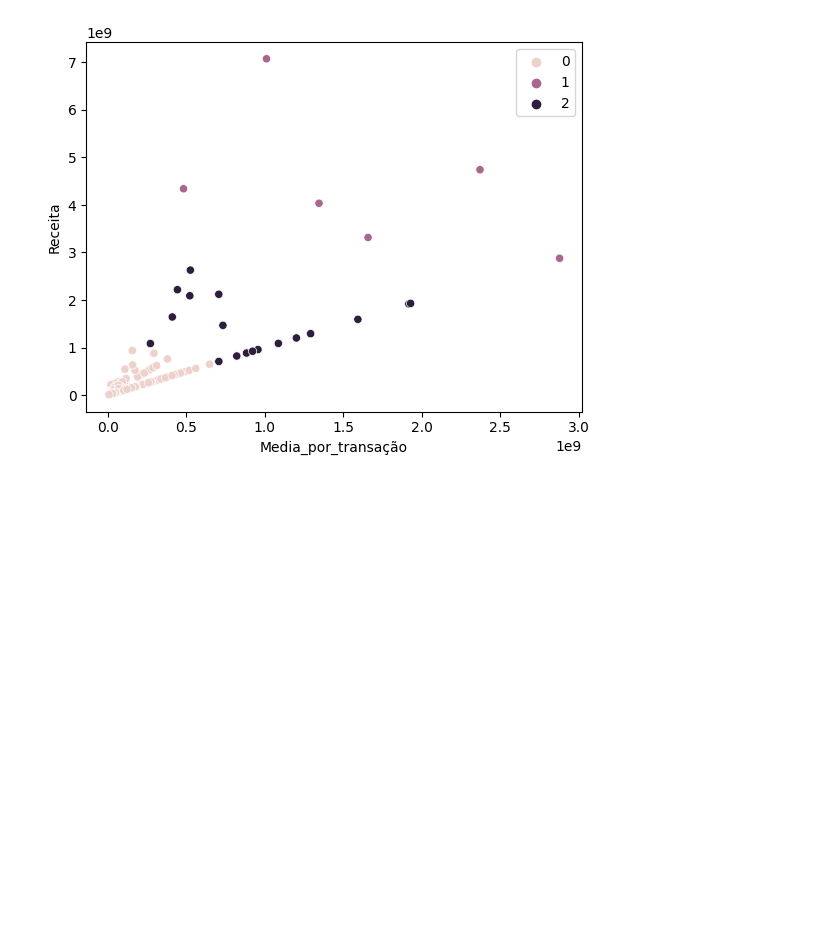
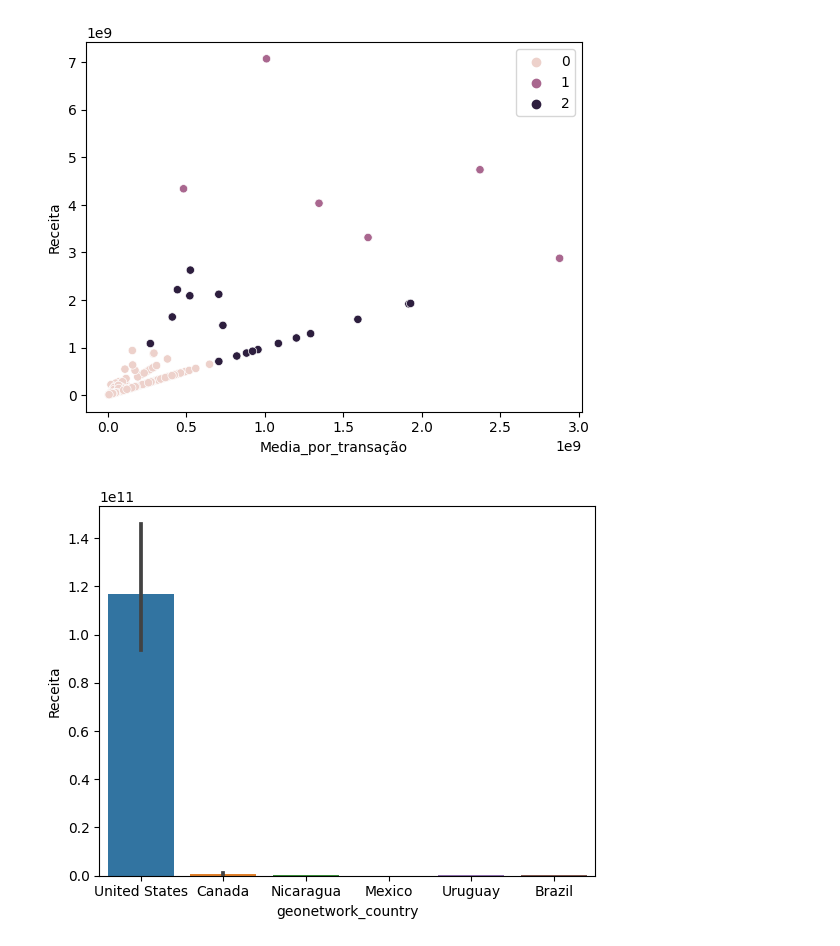
Before and after one commit to dedeh961/Exercicio_SQL_ML, a Jupyter notebook: Part2.ipynb, the cells around one changed output. Drawn from its saved outputs; the diff is of its cells as text; code cells hidden in the pictures; blank space fills up the shorter version.

```diff
--- a/Part2.ipynb
+++ b/Part2.ipynb
@@ -88,0 +94,8 @@ plt.show()
+# %%
+#Entendendo de qual país vem a maior receita
+atv3=pd.merge(left=atv1,right=atv2,how='inner',on='fullvisitorid')
+atv3=atv3[atv3['geonetwork_continent']=='Americas']
+sns.barplot(x='geonetwork_country',y='Receita',estimator=sum,data=atv3)
+plt.show()
+# %% [output]
+[figure, added]
```
Also changed, not shown: parts of 2 cells of this notebook.
